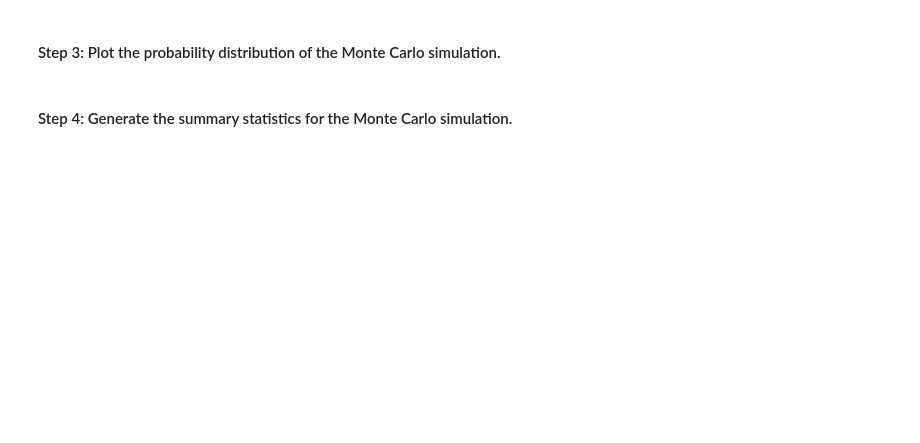
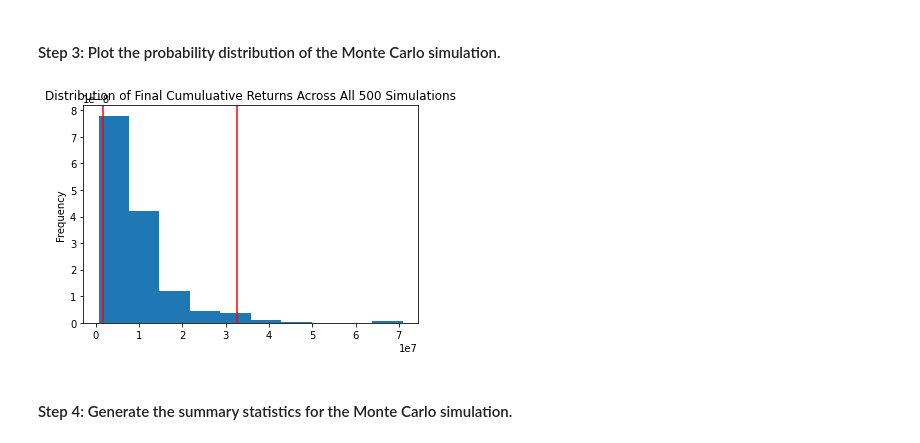
Before and after one commit to codetree4u/FinancialPlannerForRetirement, a Jupyter notebook: financial_planning_tools.ipynb, the cells around one changed output. Cells and saved outputs as stored; diff of their text form; code cells hidden in the pictures; blank space fills up the shorter version.

```diff
--- a/financial_planning_tools.ipynb
+++ b/financial_planning_tools.ipynb
@@ -555,7 +657,10 @@ In this section, you’ll use the MCForecastTools library to create a Monte Carl
 # %%
 # Visualize the probability distribution of the 30-year Monte Carlo simulation
 # by plotting a histogram
 # YOUR CODE HERE
+even_weight_distribution_plot = MC_even_weight.plot_distribution()
+# %% [output]
+[figure, added]
 # %% [markdown]
 #### Step 4: Generate the summary statistics for the Monte Carlo simulation.
 # %%
```
Also changed, not shown: parts of 12 cells of this notebook.
